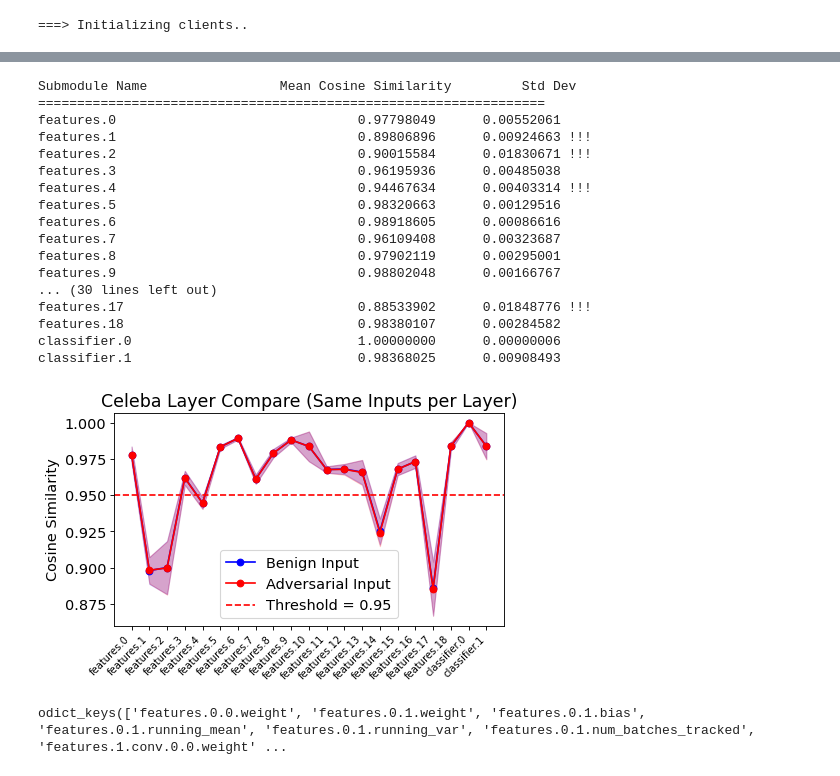
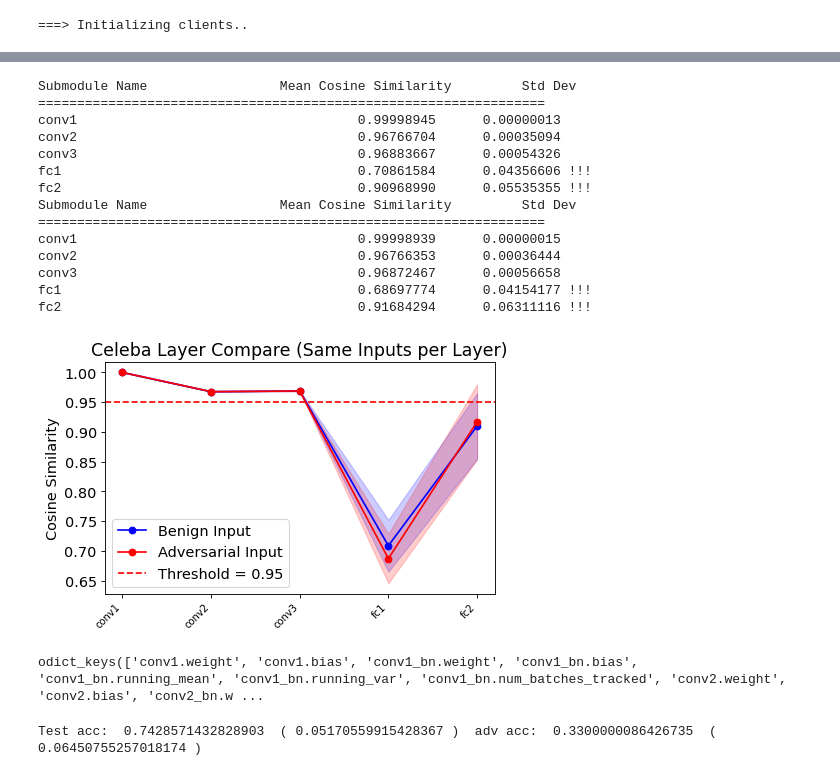
Before and after one commit to tj-kim/fedatk_unl_tj, a Jupyter notebook: icml25_exp/exp4_fig4_finding_layers.ipynb, the cells around one changed output, grey strips where cells are left out. Saved outputs shown, nothing was run; the diff lists cells and outputs as text; code cells hidden in the pictures.

Commit message:
swap layers complete

```diff
--- a/icml25_exp/exp4_fig4_finding_layers.ipynb
+++ b/icml25_exp/exp4_fig4_finding_layers.ipynb
@@ -39,19 +39,17 @@ from transfer_attacks.TA_utils import *
 # %%
 # Specify aggregation method, number of clients, and dataset
 setting, num_user = "FedAvg_adv", 20
-exp = "cifar10"
+exp = "fakenewsnet"
 
 # Load models for FAT and FedAvg - write down path to where weights are saved
-save_path_FAT = '/home/ubuntu/fedatk_unl_tj/weights/cifar10/250123_icml25/FAT/'
-save_path_FedAvg =  '/home/ubuntu/fedatk_unl_tj/weights/cifar10/250123_icml25/FedAvg/'
-# save_path_FAT = '/home/ubuntu/fedatk_unl_tj/weights/cifar10/231031_FAT150round/FAT/'
-# save_path_FedAvg =  '/home/ubuntu/fedatk_unl_tj/weights/cifar10/230922_baseline_train/fedavg/'
-# save_path_FAT = '/home/ubuntu/fedatk_unl_tj/weights/fakenews/250119_small_architecture_moreconv/FAT_ep02/'
-# save_path_FedAvg =  '/home/ubuntu/fedatk_unl_tj/weights/fakenews/250119_small_architecture_moreconv/FedAvg/'
+# save_path_FAT = '/home/ubuntu/fedatk_unl_tj/weights/celeba/250123_icml25/FAT/'
+# save_path_FedAvg =  '/home/ubuntu/fedatk_unl_tj/weights/celeba/250123_icml25/FedAvg/'
+save_path_FAT = '/home/ubuntu/fedatk_unl_tj/weights/fakenews/250119_small_architecture_moreconv/FAT_ep02/'
+save_path_FedAvg =  '/home/ubuntu/fedatk_unl_tj/weights/fakenews/250119_small_architecture_moreconv/FedAvg/'
 
 # Attack parameters for performing PGD
-eps_attack = 4.0
-eps_train = 4.5
+eps_attack = 0.1
+eps_train = 0.2
 step_size = 0.01
 steps = 10
 # %%
@@ -280,11 +224,11 @@ findfont: Font family ['normal'] not found. Falling back to DejaVu Sans.
 # %%
 
 # Example usage for benign and adversarial inputs
-labs1, cs1, std_dev1 = compare_intermediate_outputs_with_cosine_similarity(model_FAT, model_Fedavg, x_data.cuda())
-labs2, cs2, std_dev2 = compare_intermediate_outputs_with_cosine_similarity(model_FAT, model_Fedavg, x_adv.cuda())
+# labs1, cs1, std_dev1 = compare_intermediate_outputs_with_cosine_similarity(model_FAT, model_Fedavg, x_data.cuda())
+# labs2, cs2, std_dev2 = compare_intermediate_outputs_with_cosine_similarity(model_FAT, model_Fedavg, x_adv.cuda())
 
-# labs1, cs1, std_dev1 = compare_intermediate_outputs_with_cosine_similarity_fnn(model_FAT, model_Fedavg, x_data.cuda())
-# labs2, cs2, std_dev2 = compare_intermediate_outputs_with_cosine_similarity_fnn(model_FAT, model_Fedavg, x_adv.cuda())
+labs1, cs1, std_dev1 = compare_intermediate_outputs_with_cosine_similarity_fnn(model_FAT, model_Fedavg, x_data.cuda())
+labs2, cs2, std_dev2 = compare_intermediate_outputs_with_cosine_similarity_fnn(model_FAT, model_Fedavg, x_adv.cuda())
 
 # Plot cosine similarity with standard deviation range
 font = {'family': 'normal', 'weight': 'normal', 'size': 13}
@@ -300,50 +244,47 @@ line_color2 = 'r'  # Adversarial input curve color
 
 plt.plot(labs1, cs1, marker="o", color=line_color1, label="Benign Input")
 plt.plot(labs2, cs2, marker="o", color=line_color2, label="Adversarial Input")
 
 # Overlay standard deviation as shaded regions
 plt.fill_between(labs1,
                  np.array(cs1) - std_dev1,
                  np.array(cs1) + std_dev1,
                  color=line_color1, alpha=0.2)
 
 plt.fill_between(labs2,
                  np.array(cs2) - std_dev2,
                  np.array(cs2) + std_dev2,
                  color=line_color2, alpha=0.2)
 
 # Optional: Add threshold line
 plt.axhline(y=threshold, color="r", linestyle="--", label=f"Threshold = {threshold}")
 
 # Plot settings
 plt.xticks(rotation=45, ha="right", fontsize=9)
 plt.ylabel("Cosine Similarity")
 plt.title("Celeba Layer Compare (Same Inputs per Layer)")
 plt.legend()
 plt.tight_layout()
 
 # Show the plot
 plt.show()
 # %% [output]
 Submodule Name                 Mean Cosine Similarity         Std Dev
 =================================================================
-features.0                               0.97798049      0.00552061
-features.1                               0.89806896      0.00924663 !!!
-features.2                               0.90015584      0.01830671 !!!
-features.3                               0.96195936      0.00485038
-features.4                               0.94467634      0.00403314 !!!
-features.5                               0.98320663      0.00129516
-features.6                               0.98918605      0.00086616
-features.7                               0.96109408      0.00323687
-features.8                               0.97902119      0.00295001
-features.9                               0.98802048      0.00166767
-... (30 lines left out)
-features.17                              0.88533902      0.01848776 !!!
-features.18                              0.98380107      0.00284582
-classifier.0                             1.00000000      0.00000006
-classifier.1                             0.98368025      0.00908493
+conv1                                    0.99998945      0.00000013
+conv2                                    0.96766704      0.00035094
+conv3                                    0.96883667      0.00054326
+fc1                                      0.70861584      0.04356606 !!!
+fc2                                      0.90968990      0.05535355 !!!
+Submodule Name                 Mean Cosine Similarity         Std Dev
+=================================================================
+conv1                                    0.99998939      0.00000015
+conv2                                    0.96766353      0.00036444
+conv3                                    0.96872467      0.00056658
+fc1                                      0.68697774      0.04154177 !!!
+fc2                                      0.91684294      0.06311116 !!!
-[figure, old version]
+[figure, new version]
 # %%
 model_Fedavg.state_dict().keys()
 # %% [output]
-odict_keys(['features.0.0.weight', 'features.0.1.weight', 'features.0.1.bias', 'features.0.1.running_mean', 'features.0.1.running_var', 'features.0.1.num_batches_tracked', 'features.1.conv.0.0.weight' ...
+odict_keys(['conv1.weight', 'conv1.bias', 'conv1_bn.weight', 'conv1_bn.bias', 'conv1_bn.running_mean', 'conv1_bn.running_var', 'conv1_bn.num_batches_tracked', 'conv2.weight', 'conv2.bias', 'conv2_bn.w ...
@@ -349,0 +320,23 @@ odict_keys(['features.0.0.weight', 'features.0.1.weight', 'features.0.1.bias', '
+# %%
+if exp == 'cifar10':
+    layers_to_copy = ["features.1"]
+    model_copied = generate_model_with_copied_layers(model_Fedavg, model_FAT, layers_to_copy)
+
+if exp == 'cifar100':
+    layers_to_copy = ["features.1", "features.2", "features.3"]
+    model_copied = generate_model_with_copied_layers(model_Fedavg, model_FAT, layers_to_copy)
+
+if exp == 'celeba':
+    layers_to_copy = ["features.1", "features.2", "features.3", "features.4"]
+    model_copied = generate_model_with_copied_layers(model_Fedavg, model_FAT, layers_to_copy)
+
+if exp == 'fakenewsnet':
+    layers_to_copy = ["fc1"]
+    # layers_to_copy = ["conv1", "conv2", "conv3"]
+    model_copied = generate_model_with_copied_layers(model_Fedavg, model_FAT, layers_to_copy)
+
+acc, adv_acc = get_adv_acc(aggregator, model_copied, eps=eps_attack, step_size = step_size, steps = steps)
+
+print("Test acc: ", np.mean(acc), " (", np.std(acc),") ", "adv acc: ", np.mean(adv_acc)," (", np.std(adv_acc),") ")
+# %% [output]
+Test acc:  0.7428571432828903  ( 0.05170559915428367 )  adv acc:  0.3300000086426735  ( 0.06450755257018174 )
```
Also changed, not shown: parts of 14 cells of this notebook.
